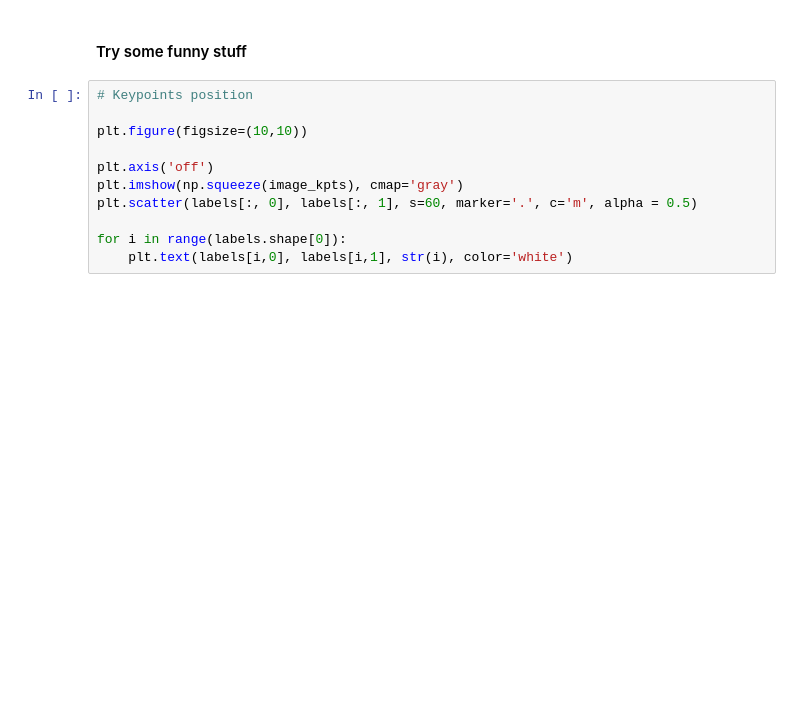
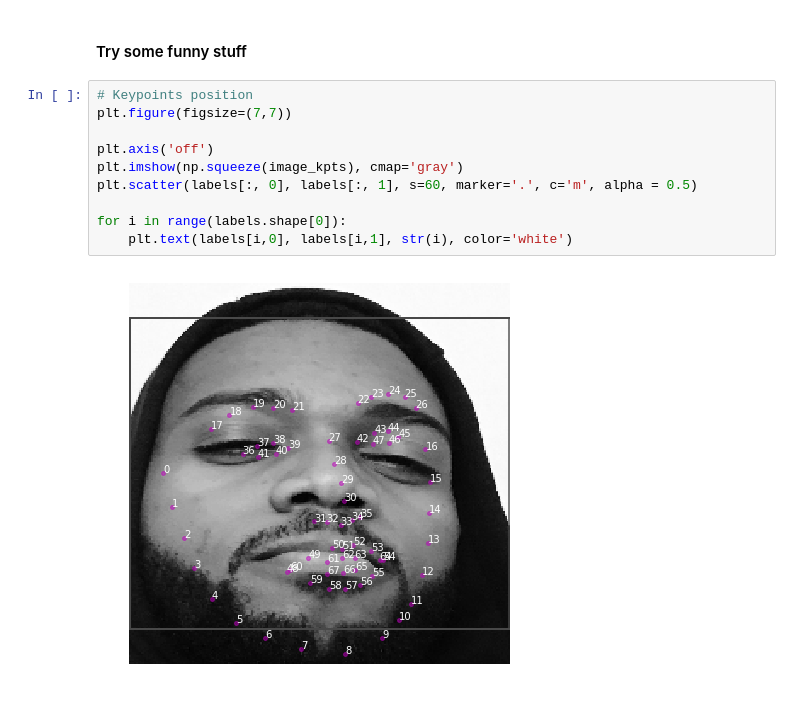
Before and after one commit to Mdhvince/Facial_Keypoints_Detection_CVND, a Jupyter notebook: inference.ipynb, the cells around one changed output. Drawn from its saved outputs; the diff is of its cells as text; blank space fills up the shorter version.

```diff
--- a/inference.ipynb
+++ b/inference.ipynb
@@ -197,14 +211,15 @@ for i in range(3):
 #### Try some funny stuff
 # %%
 # Keypoints position
-
-plt.figure(figsize=(10,10))
+plt.figure(figsize=(7,7))
 
 plt.axis('off')
 plt.imshow(np.squeeze(image_kpts), cmap='gray')
 plt.scatter(labels[:, 0], labels[:, 1], s=60, marker='.', c='m', alpha = 0.5)
 
 for i in range(labels.shape[0]):
     plt.text(labels[i,0], labels[i,1], str(i), color='white')
+# %% [output]
+[figure, added]
 # %%
 # load in sunglasses image with cv2 and IMREAD_UNCHANGED because we want to read the alpha channel png
```
Also changed, not shown: parts of 9 cells of this notebook.
